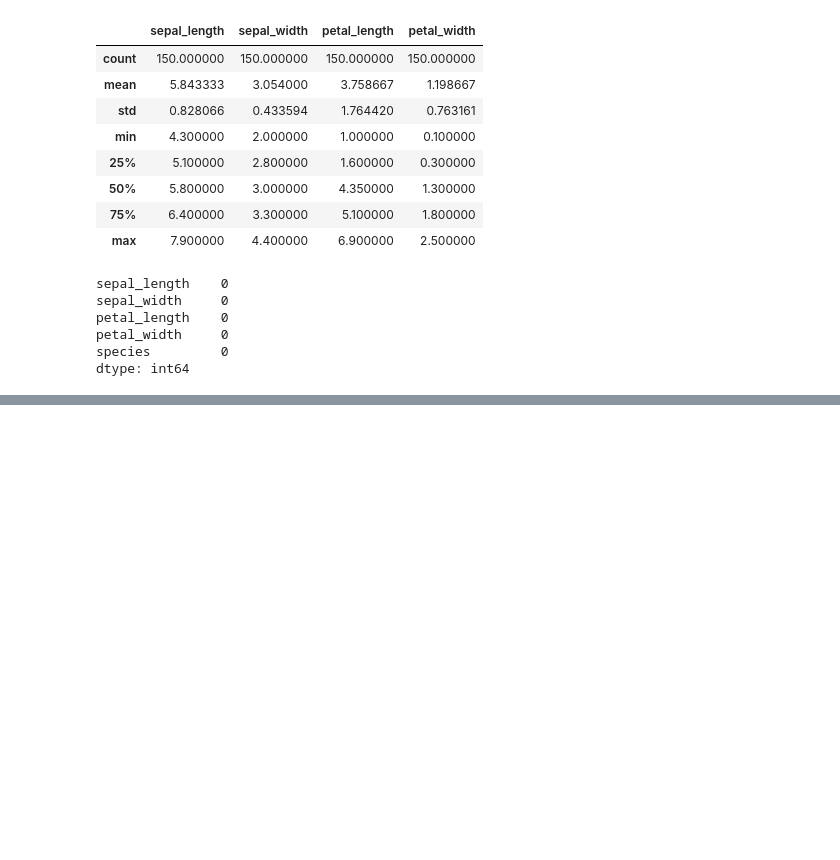
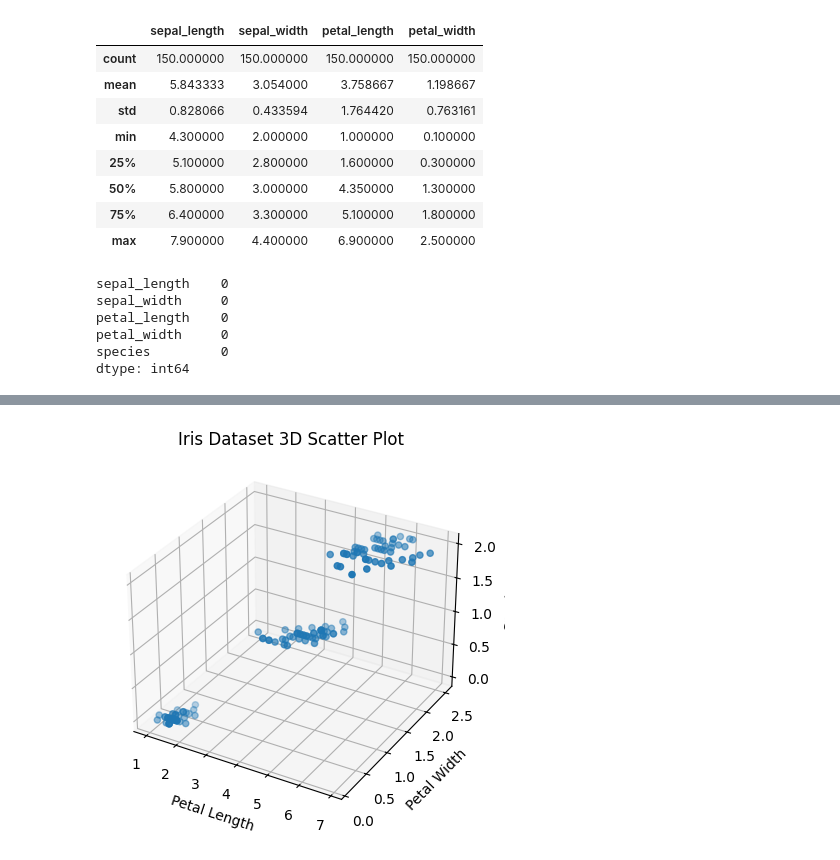
Before and after one commit to Sumit-Agnihotri/IRIS_FLOWER_CLASSIFICATION, a Jupyter notebook: Iris Flower Classification.ipynb, the cells around one changed output, grey strips where cells are left out. Saved outputs shown, nothing was run; the diff lists cells and outputs as text; code cells hidden in the pictures; blank space fills up the shorter version.

Commit message:
Project

```diff
--- a/Iris Flower Classification.ipynb
+++ b/Iris Flower Classification.ipynb
@@ -44,0 +55,12 @@ dtype: int64
+# %%
+from mpl_toolkits.mplot3d import Axes3D
+fig = plt.figure()
+axis = fig.add_subplot(111, projection='3d')
+axis.scatter3D(dataset.petal_length, dataset.petal_width, dataset.species)
+plt.title("Iris Dataset 3D Scatter Plot")
+axis.set_xlabel("Petal Length")
+axis.set_ylabel("Petal Width")
+axis.set_zlabel("Species")
+plt.show()
+# %% [output]
+[figure, added]
```
Also changed, not shown: parts of 1 cell of this notebook.
